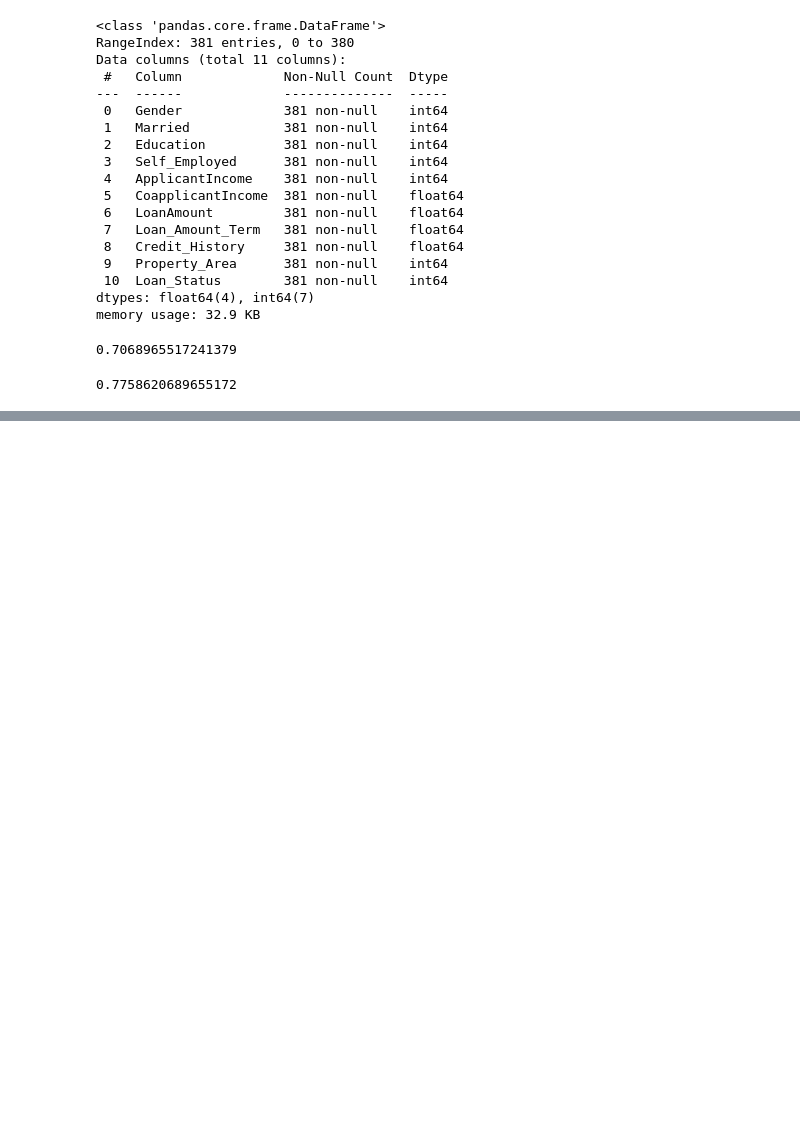
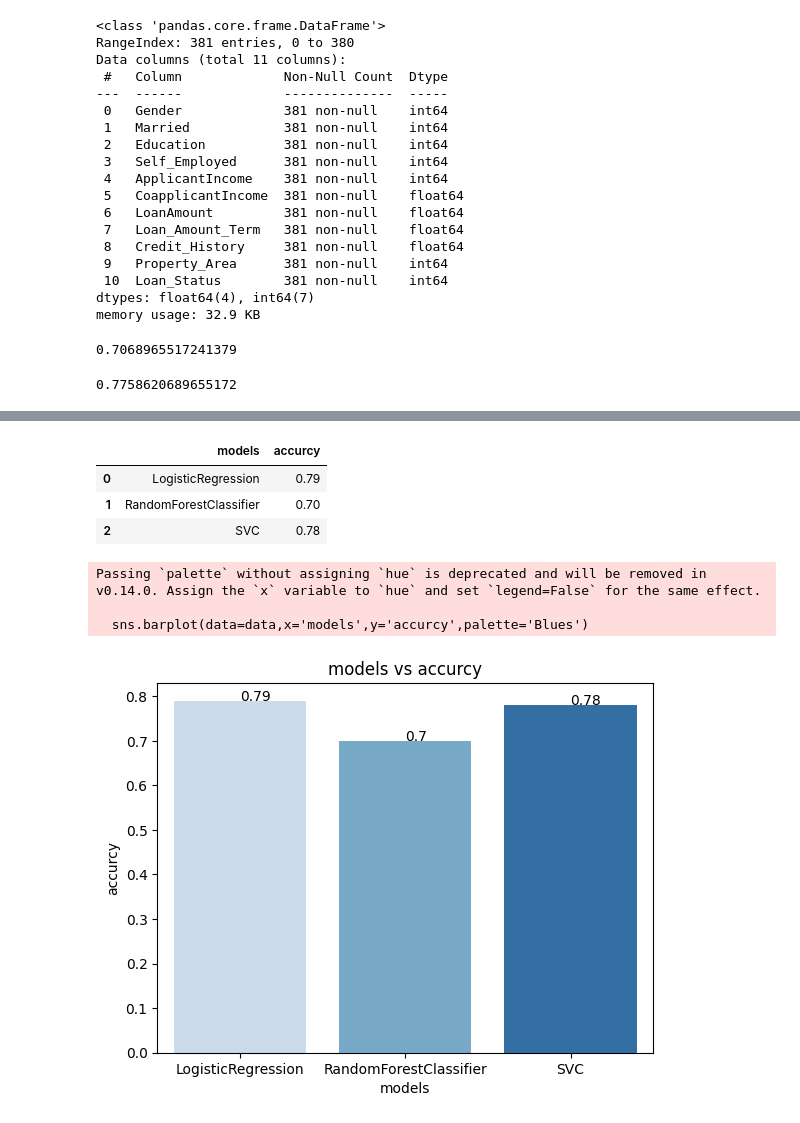
Before and after one commit to fatenmegahed/npro, a Jupyter notebook: loan_status_prediction.ipynb, the cells around one changed output, grey strips where cells are left out. Drawn from its saved outputs; the diff is of its cells as text; code cells hidden in the pictures; blank space fills up the shorter version.

```diff
--- a/loan_status_prediction.ipynb
+++ b/loan_status_prediction.ipynb
@@ -255,0 +268,23 @@ accuracy_score(y_test,y_pred)
+# %%
+models=['LogisticRegression','RandomForestClassifier','SVC']
+accurcy=[.79, .70,.78]
+data=pd.DataFrame({'models':models,'accurcy':accurcy})
+data
+# %% [output]
+|  | models | accurcy |
+| 0 | LogisticRegression | 0.79 |
+| 1 | RandomForestClassifier | 0.70 |
+| 2 | SVC | 0.78 |
+# %%
+sns.barplot(data=data,x='models',y='accurcy',palette='Blues')
+for i in range(len(data)):
+  plt.text(i,data.accurcy[i],data.accurcy[i])
+plt.xlabel('models')
+plt.ylabel('accurcy')
+plt.title('models vs accurcy')
+plt.show()
+# %% [output]
+Passing `palette` without assigning `hue` is deprecated and will be removed in v0.14.0. Assign the `x` variable to `hue` and set `legend=False` for the same effect.
+
+  sns.barplot(data=data,x='models',y='accurcy',palette='Blues')
+[figure, added]
```
Also changed, not shown: parts of 10 cells of this notebook.
